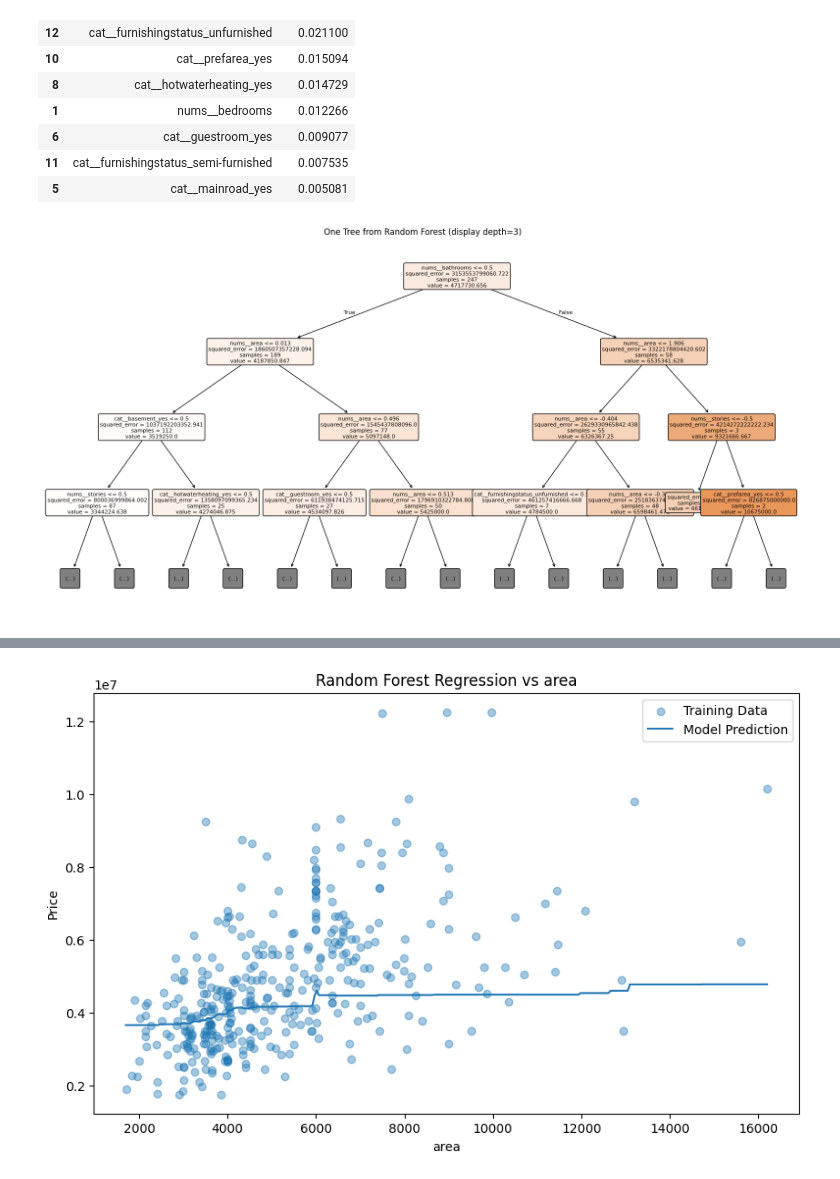
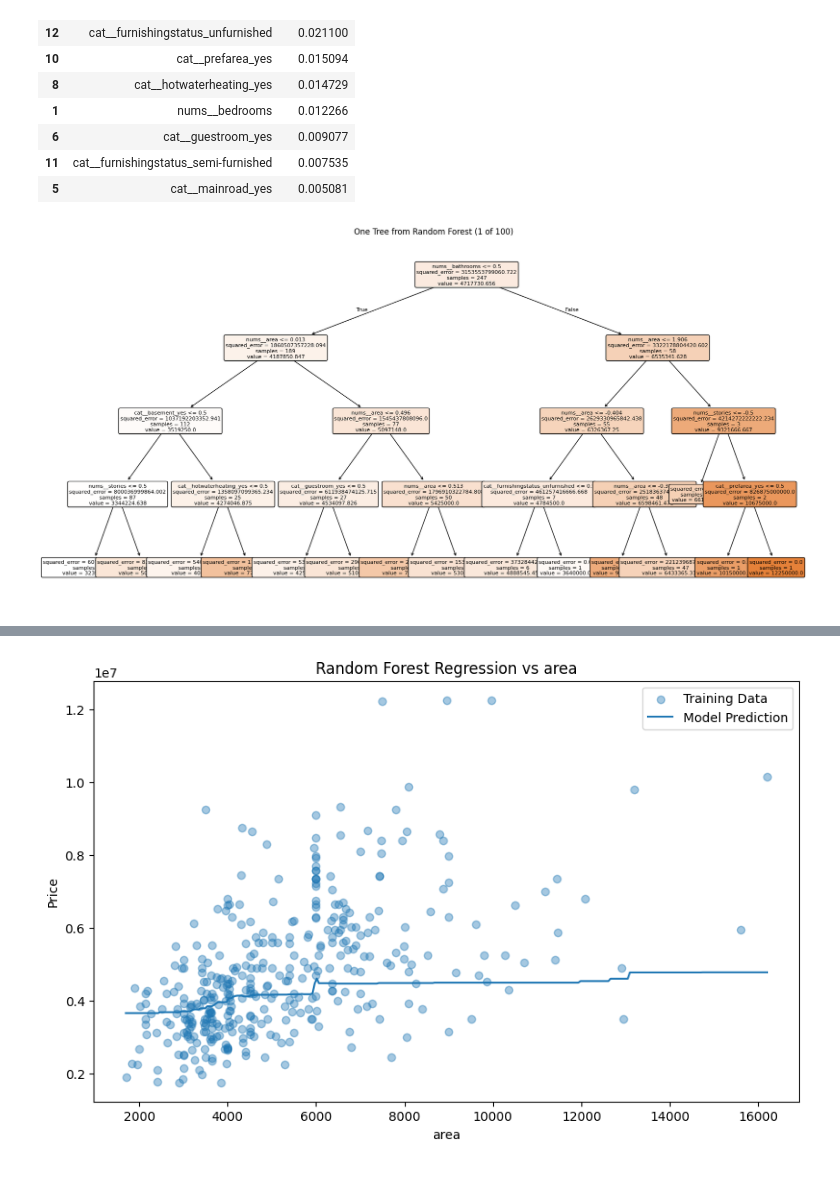
Before and after one commit to JherrerasPY/Project-003_House-Price-Prediction_Hard, a Jupyter notebook: main.ipynb, the cells around one changed output, grey strips where cells are left out. Cells and saved outputs as stored; diff of their text form; code cells hidden in the pictures.

```diff
--- a/main.ipynb
+++ b/main.ipynb
@@ -55,7 +66,7 @@ Y_test Shape: (164,)
 numeric_features = X_train.select_dtypes(include=['int64', 'float64']).columns
 print("Numeric Features:", numeric_features)
 
-categorical_features = X_train.select_dtypes(include=['str']).columns
+categorical_features = X_train.select_dtypes(include=['object']).columns
 print("Categorical Features:", categorical_features)
 # %% [output]
 Numeric Features: Index(['area', 'bedrooms', 'bathrooms', 'stories', 'parking'], dtype='str')
@@ -235,3 +320,24 @@ plt.title("Decision Tree Structure")
 plt.show()
 # %% [output]
 [figure]
+# %%
+viz_pipeline = Pipeline([
+    ('preprocessor', viz_preprocessor),
+    ('regression model', DecisionTreeRegressor(max_depth=4))
+])
+
+viz_pipeline.fit(X_train, y_train)
+
+viz_tree_model = viz_pipeline.named_steps['regression model']
+feature_names = viz_pipeline.named_steps['preprocessor'].get_feature_names_out()
+
+plt.figure(figsize=(24, 12))
+plot_tree(
+    viz_tree_model,
+    feature_names=feature_names,
+    filled=True,
+    rounded=True,
+    fontsize=8
+)
+plt.title("Decision Tree Structure")
+plt.show()
@@ -413,21 +603,25 @@ feature_importance_df.head(15)
 | 11 | cat__furnishingstatus_semi-furnished | 0.007535 |
 | 5 | cat__mainroad_yes | 0.005081 |
 # %%
-from sklearn.tree import plot_tree
+# We cannot visualize all 100 trees (too many). Instead, we plot ONE representative
+# tree from the forest. This gives intuition about the structure of individual trees,
+# but remember: the actual prediction is the average of ALL 100 trees.
+#
+# estimators_[0] → the first tree trained (arbitrary choice, any index works)
 
 feature_names = RForest_pipeline.named_steps['preprocessor'].get_feature_names_out()
 tree_to_plot = RandomForest_model.estimators_[0]
 
 plt.figure(figsize=(20, 10))
 plot_tree(
     tree_to_plot,
-    max_depth=3,
+    max_depth=4,
     feature_names=feature_names,
     filled=True,
     rounded=True,
     fontsize=8
 )
-plt.title("One Tree from Random Forest (display depth=3)")
+plt.title("One Tree from Random Forest (1 of 100)")
 plt.show()
 # %% [output]
-[figure, old version]
+[figure, new version]
```
Also changed, not shown: parts of 69 cells of this notebook, 2 other files.
